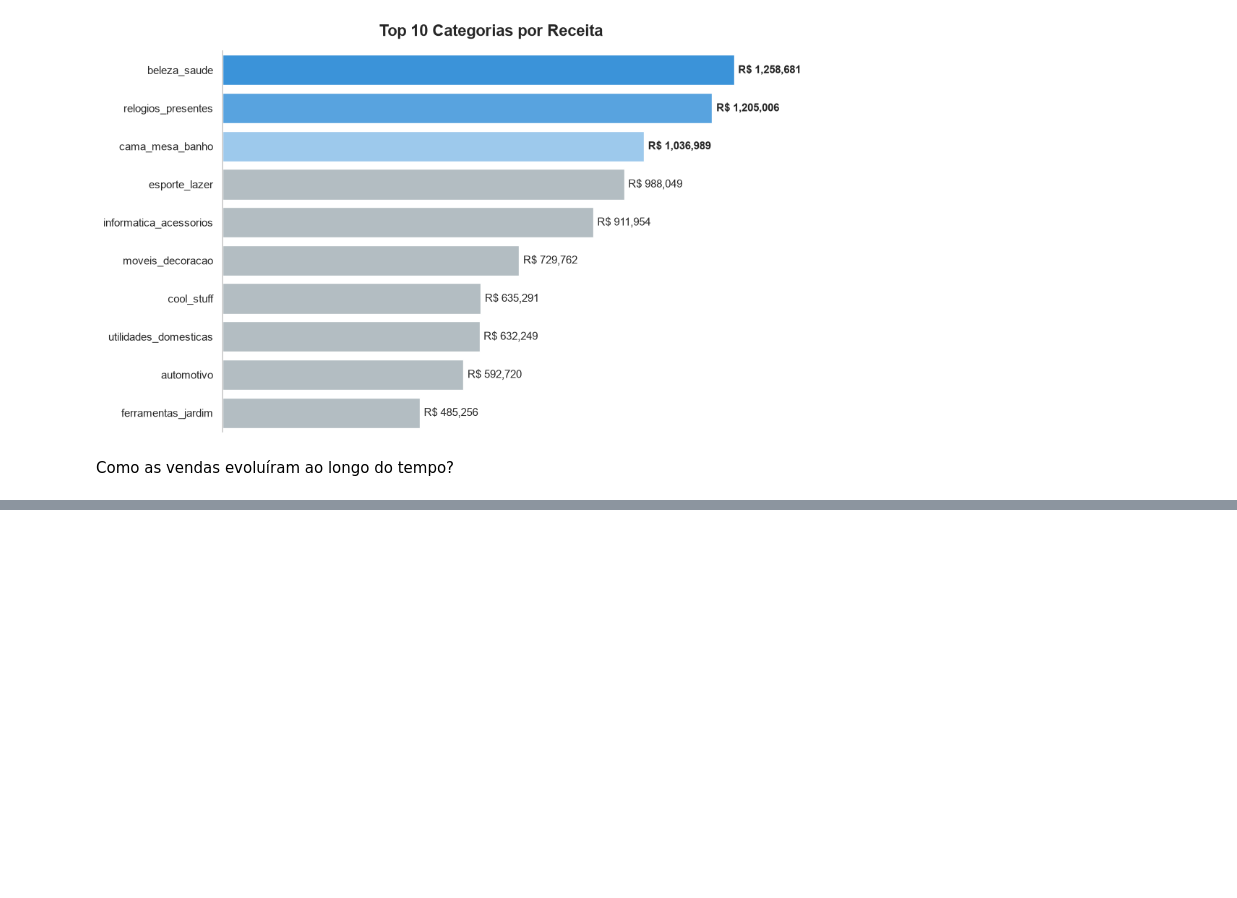
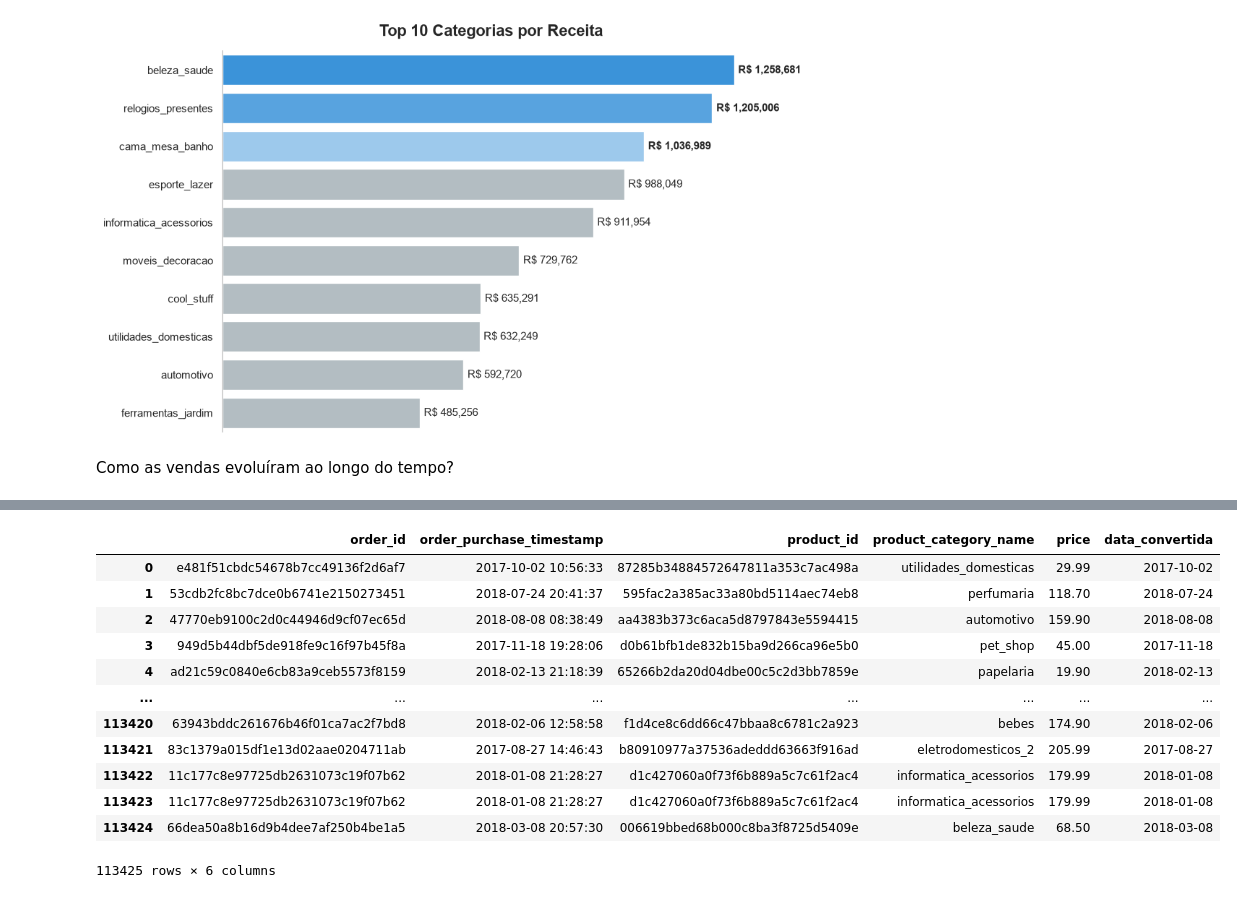
Before and after one commit to britovinicius1/olist-sales-analytics-pandas, a Jupyter notebook: notebooks/analytics.ipynb, the cells around one changed output, grey strips where cells are left out. Cells and saved outputs as stored; diff of their text form; code cells hidden in the pictures; blank space fills up the shorter version.

```diff
--- a/notebooks/analytics.ipynb
+++ b/notebooks/analytics.ipynb
@@ -230,0 +277,16 @@ Como as vendas evoluíram ao longo do tempo?
+# %%
+df_joined
+# %% [output]
+|  | order_id | order_purchase_timestamp | product_id | product_category_name | price | data_convertida |
+| 0 | e481f51cbdc54678b7cc49136f2d6af7 | 2017-10-02 10:56:33 | 87285b34884572647811a353c7ac498a | utilidades_domesticas | 29.99 | 2017-10-02 |
+| 1 | 53cdb2fc8bc7dce0b6741e2150273451 | 2018-07-24 20:41:37 | 595fac2a385ac33a80bd5114aec74eb8 | perfumaria | 118.70 | 2018-07-24 |
+| 2 | 47770eb9100c2d0c44946d9cf07ec65d | 2018-08-08 08:38:49 | aa4383b373c6aca5d8797843e5594415 | automotivo | 159.90 | 2018-08-08 |
+| 3 | 949d5b44dbf5de918fe9c16f97b45f8a | 2017-11-18 19:28:06 | d0b61bfb1de832b15ba9d266ca96e5b0 | pet_shop | 45.00 | 2017-11-18 |
+| 4 | ad21c59c0840e6cb83a9ceb5573f8159 | 2018-02-13 21:18:39 | 65266b2da20d04dbe00c5c2d3bb7859e | papelaria | 19.90 | 2018-02-13 |
+| ... | ... | ... | ... | ... | ... | ... |
+| 113420 | 63943bddc261676b46f01ca7ac2f7bd8 | 2018-02-06 12:58:58 | f1d4ce8c6dd66c47bbaa8c6781c2a923 | bebes | 174.90 | 2018-02-06 |
+| 113421 | 83c1379a015df1e13d02aae0204711ab | 2017-08-27 14:46:43 | b80910977a37536adeddd63663f916ad | eletrodomesticos_2 | 205.99 | 2017-08-27 |
+| 113422 | 11c177c8e97725db2631073c19f07b62 | 2018-01-08 21:28:27 | d1c427060a0f73f6b889a5c7c61f2ac4 | informatica_acessorios | 179.99 | 2018-01-08 |
+| 113423 | 11c177c8e97725db2631073c19f07b62 | 2018-01-08 21:28:27 | d1c427060a0f73f6b889a5c7c61f2ac4 | informatica_acessorios | 179.99 | 2018-01-08 |
+| 113424 | 66dea50a8b16d9b4dee7af250b4be1a5 | 2018-03-08 20:57:30 | 006619bbed68b000c8ba3f8725d5409e | beleza_saude | 68.50 | 2018-03-08 |
+113425 rows × 6 columns
```
Also changed, not shown: parts of 12 cells of this notebook.
